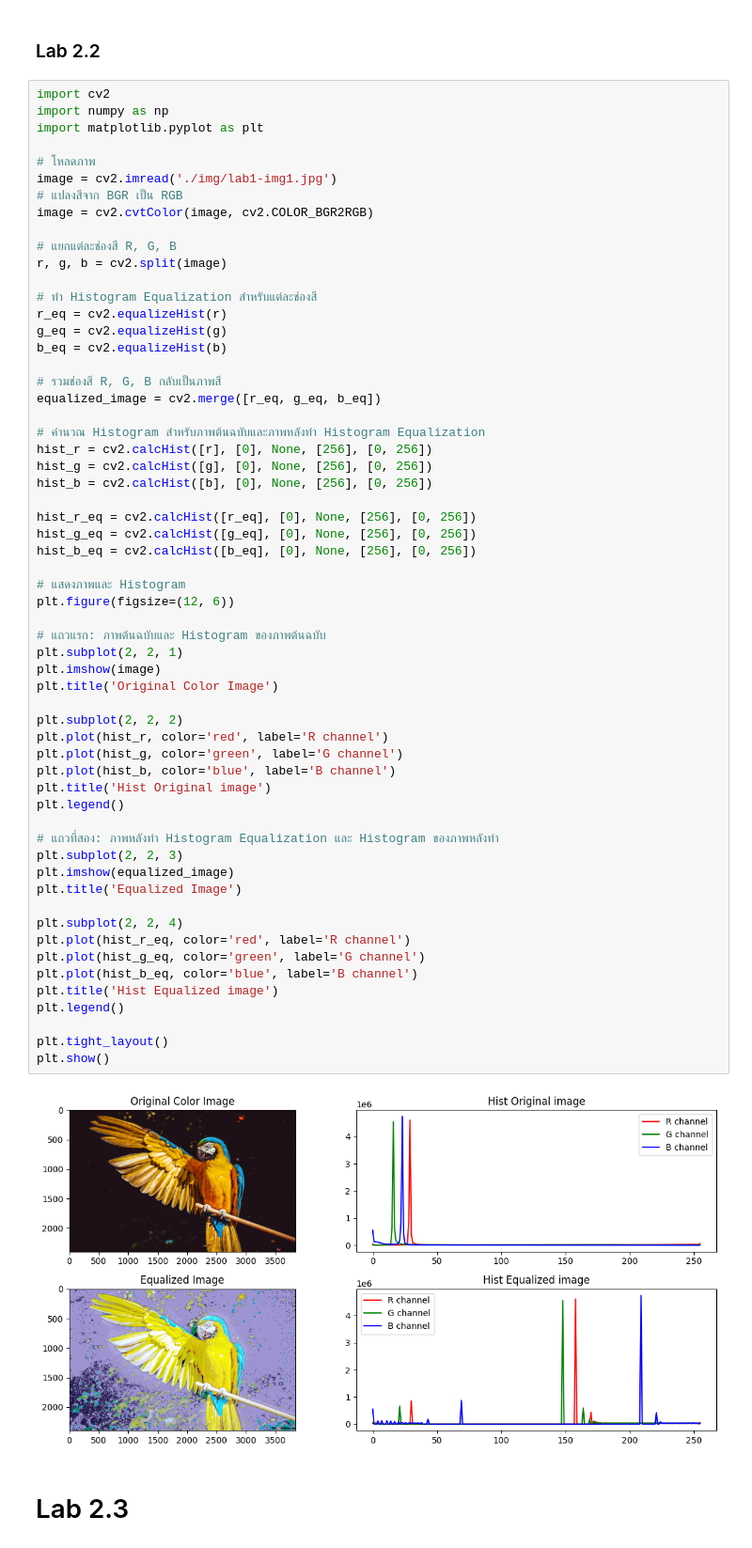
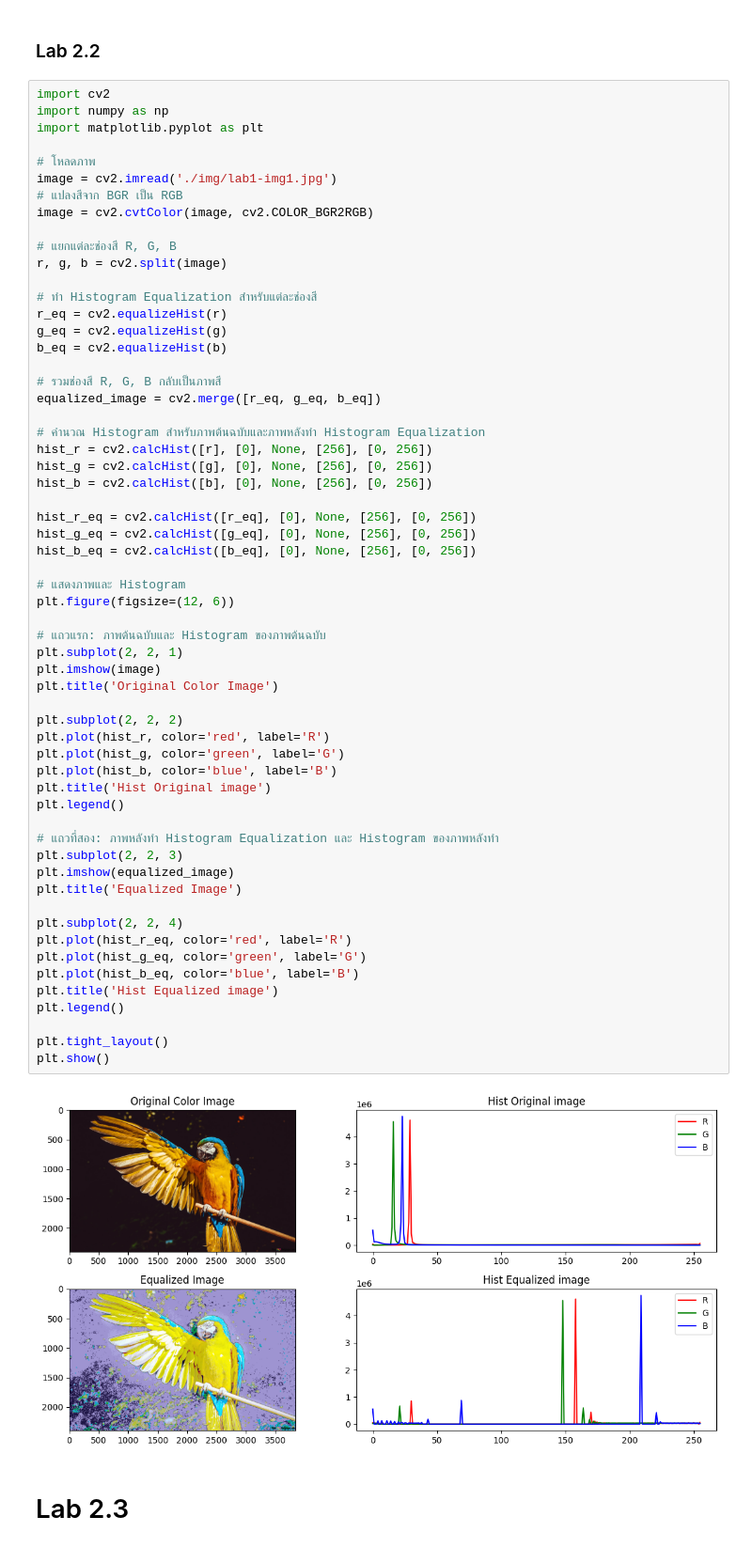
Before and after one commit to AekarinOngart/Image-Processing, a Jupyter notebook: Lab/Lab2.ipynb, the cells around one changed output. Shown at 94% size. Cells and saved outputs as stored; diff of their text form.

```diff
--- a/Lab/Lab2.ipynb
+++ b/Lab/Lab2.ipynb
@@ -104,40 +104,40 @@ hist_g = cv2.calcHist([g], [0], None, [256], [0, 256])
 hist_b = cv2.calcHist([b], [0], None, [256], [0, 256])
 
 hist_r_eq = cv2.calcHist([r_eq], [0], None, [256], [0, 256])
 hist_g_eq = cv2.calcHist([g_eq], [0], None, [256], [0, 256])
 hist_b_eq = cv2.calcHist([b_eq], [0], None, [256], [0, 256])
 
 # แสดงภาพและ Histogram
 plt.figure(figsize=(12, 6))
 
 # แถวแรก: ภาพต้นฉบับและ Histogram ของภาพต้นฉบับ
 plt.subplot(2, 2, 1)
 plt.imshow(image)
 plt.title('Original Color Image')
 
 plt.subplot(2, 2, 2)
-plt.plot(hist_r, color='red', label='R channel')
-plt.plot(hist_g, color='green', label='G channel')
-plt.plot(hist_b, color='blue', label='B channel')
+plt.plot(hist_r, color='red', label='R')
+plt.plot(hist_g, color='green', label='G')
+plt.plot(hist_b, color='blue', label='B')
 plt.title('Hist Original image')
 plt.legend()
 
 # แถวที่สอง: ภาพหลังทำ Histogram Equalization และ Histogram ของภาพหลังทำ
 plt.subplot(2, 2, 3)
 plt.imshow(equalized_image)
 plt.title('Equalized Image')
 
 plt.subplot(2, 2, 4)
-plt.plot(hist_r_eq, color='red', label='R channel')
-plt.plot(hist_g_eq, color='green', label='G channel')
-plt.plot(hist_b_eq, color='blue', label='B channel')
+plt.plot(hist_r_eq, color='red', label='R')
+plt.plot(hist_g_eq, color='green', label='G')
+plt.plot(hist_b_eq, color='blue', label='B')
 plt.title('Hist Equalized image')
 plt.legend()
 
 plt.tight_layout()
 plt.show()
 # %% [output]
-[figure, old version]
+[figure, new version]
 # %% [markdown]
 # Lab 2.3
 # %% [markdown]
```
Also changed, not shown: parts of 1 cell of this notebook, 5 other files.
